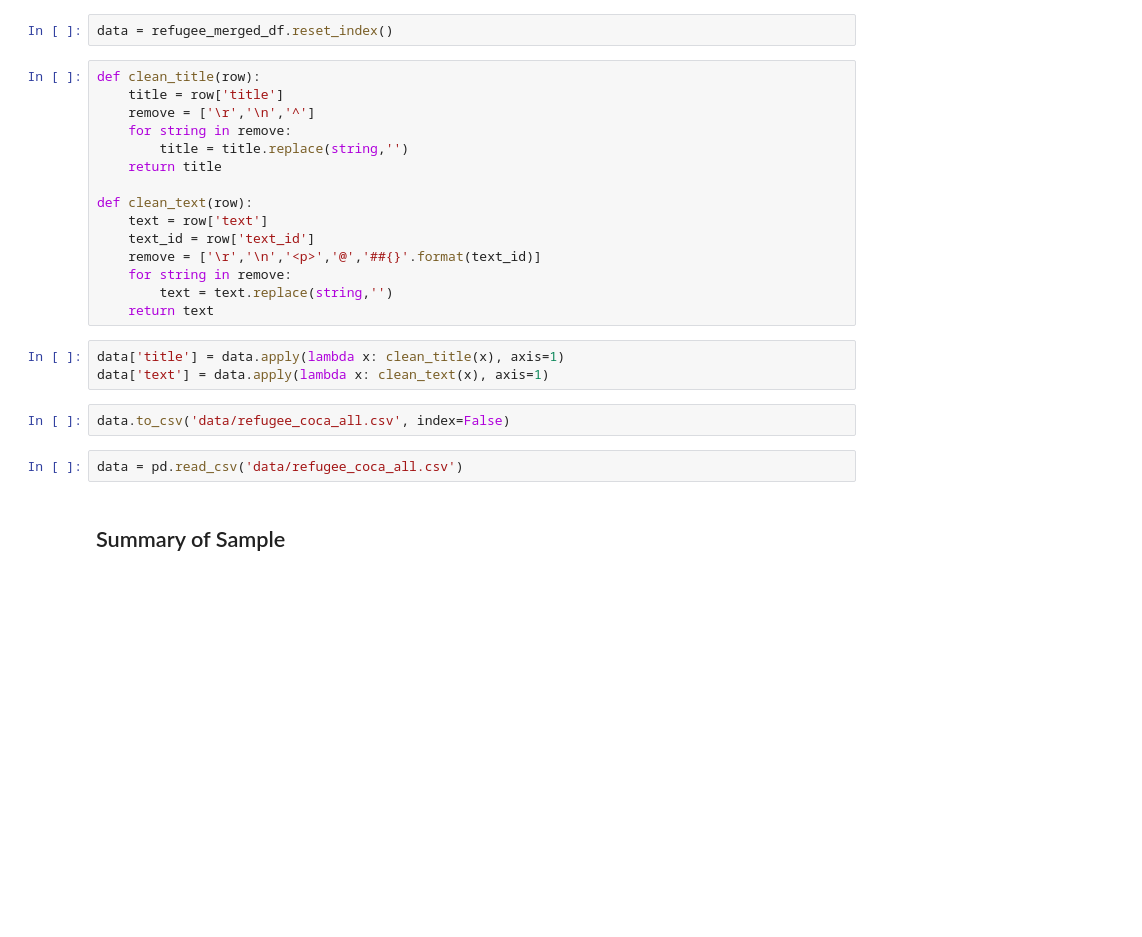
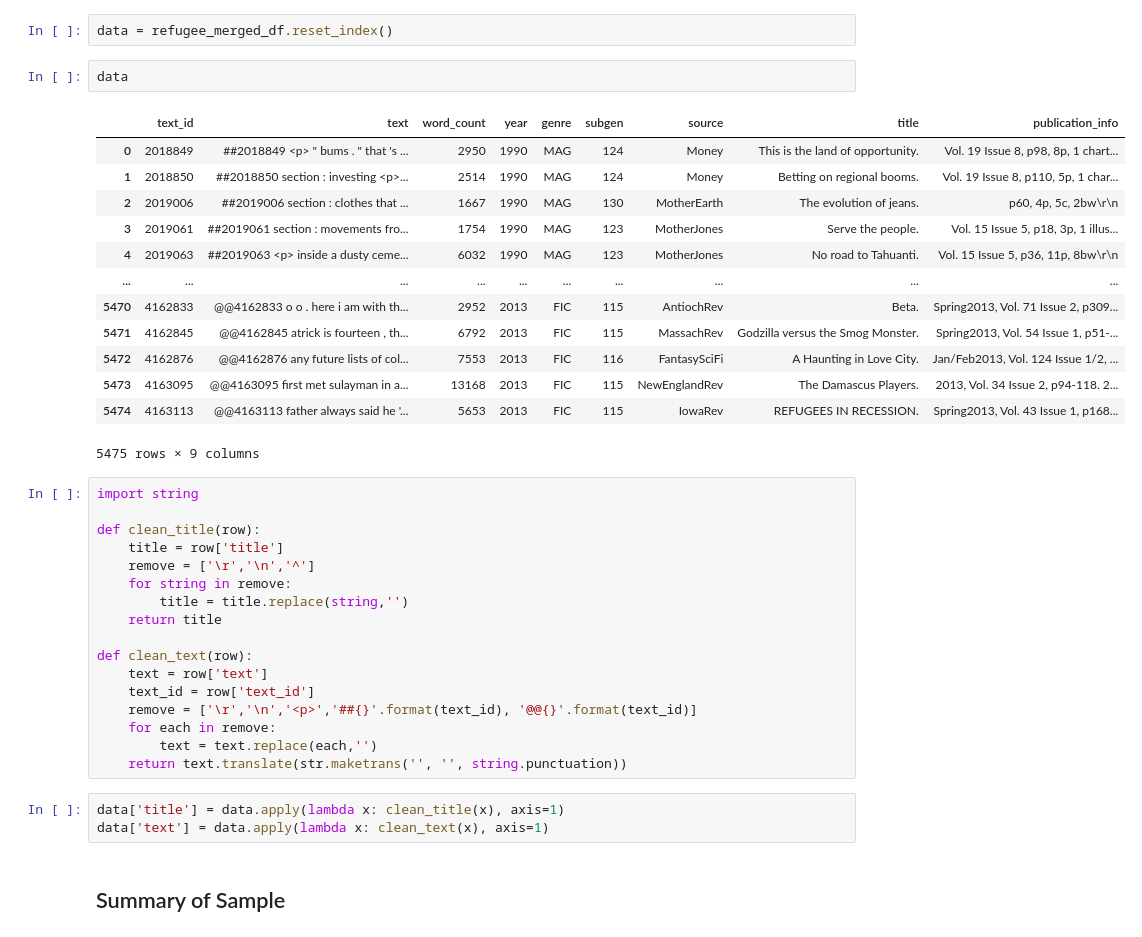
Before and after one commit to rachel-ker/refugeediscourse, a Jupyter notebook: getting_coca_data.ipynb, the cells around one changed output. Drawn from its saved outputs; the diff is of its cells as text; blank space fills up the shorter version.

```diff
--- a/getting_coca_data.ipynb
+++ b/getting_coca_data.ipynb
@@ -196,7 +196,25 @@ dtype: float64
 ## Data cleaning
 # %%
 data = refugee_merged_df.reset_index()
+# %%
+data
+# %% [output]
+|  | text_id | text | word_count | year | genre | subgen | source | title | publication_info |
+| 0 | 2018849 | ##2018849 <p> " bums . " that 's ... | 2950 | 1990 | MAG | 124 | Money | This is the land of opportunity. | Vol. 19 Issue 8, p98, 8p, 1 chart... |
+| 1 | 2018850 | ##2018850 section : investing <p>... | 2514 | 1990 | MAG | 124 | Money | Betting on regional booms. | Vol. 19 Issue 8, p110, 5p, 1 char... |
+| 2 | 2019006 | ##2019006 section : clothes that ... | 1667 | 1990 | MAG | 130 | MotherEarth | The evolution of jeans. | p60, 4p, 5c, 2bw\r\n |
+| 3 | 2019061 | ##2019061 section : movements fro... | 1754 | 1990 | MAG | 123 | MotherJones | Serve the people. | Vol. 15 Issue 5, p18, 3p, 1 illus... |
+| 4 | 2019063 | ##2019063 <p> inside a dusty ceme... | 6032 | 1990 | MAG | 123 | MotherJones | No road to Tahuanti. | Vol. 15 Issue 5, p36, 11p, 8bw\r\n |
+| ... | ... | ... | ... | ... | ... | ... | ... | ... | ... |
+| 5470 | 4162833 | @@4162833 o o . here i am with th... | 2952 | 2013 | FIC | 115 | AntiochRev | Beta. | Spring2013, Vol. 71 Issue 2, p309... |
+| 5471 | 4162845 | @@4162845 atrick is fourteen , th... | 6792 | 2013 | FIC | 115 | MassachRev | Godzilla versus the Smog Monster. | Spring2013, Vol. 54 Issue 1, p51-... |
+| 5472 | 4162876 | @@4162876 any future lists of col... | 7553 | 2013 | FIC | 116 | FantasySciFi | A Haunting in Love City. | Jan/Feb2013, Vol. 124 Issue 1/2, ... |
+| 5473 | 4163095 | @@4163095 first met sulayman in a... | 13168 | 2013 | FIC | 115 | NewEnglandRev | The Damascus Players. | 2013, Vol. 34 Issue 2, p94-118. 2... |
+| 5474 | 4163113 | @@4163113 father always said he '... | 5653 | 2013 | FIC | 115 | IowaRev | REFUGEES IN RECESSION. | Spring2013, Vol. 43 Issue 1, p168... |
+5475 rows × 9 columns
 # %%
+import string
+
 def clean_title(row):
     title = row['title']
     remove = ['\r','\n','^']
@@ -207,17 +225,13 @@ def clean_title(row):
 def clean_text(row):
     text = row['text']
     text_id = row['text_id']
-    remove = ['\r','\n','<p>','@','##{}'.format(text_id)]
-    for string in remove:
-        text = text.replace(string,'')
-    return text
+    remove = ['\r','\n','<p>','##{}'.format(text_id), '@@{}'.format(text_id)]
+    for each in remove:
+        text = text.replace(each,'')
+    return text.translate(str.maketrans('', '', string.punctuation))
 # %%
 data['title'] = data.apply(lambda x: clean_title(x), axis=1)
 data['text'] = data.apply(lambda x: clean_text(x), axis=1)
-# %%
-data.to_csv('data/refugee_coca_all.csv', index=False)
-# %%
-data = pd.read_csv('data/refugee_coca_all.csv')
 # %% [markdown]
 ## Summary of Sample
 # %%
```
